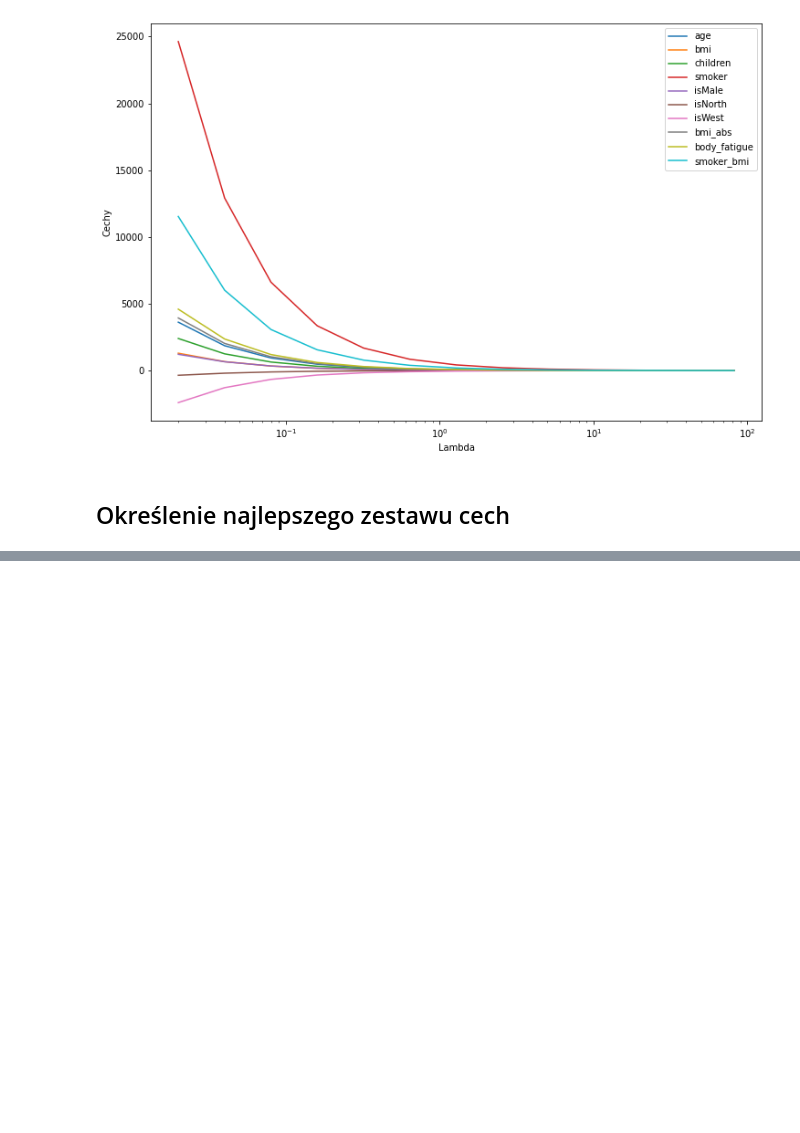
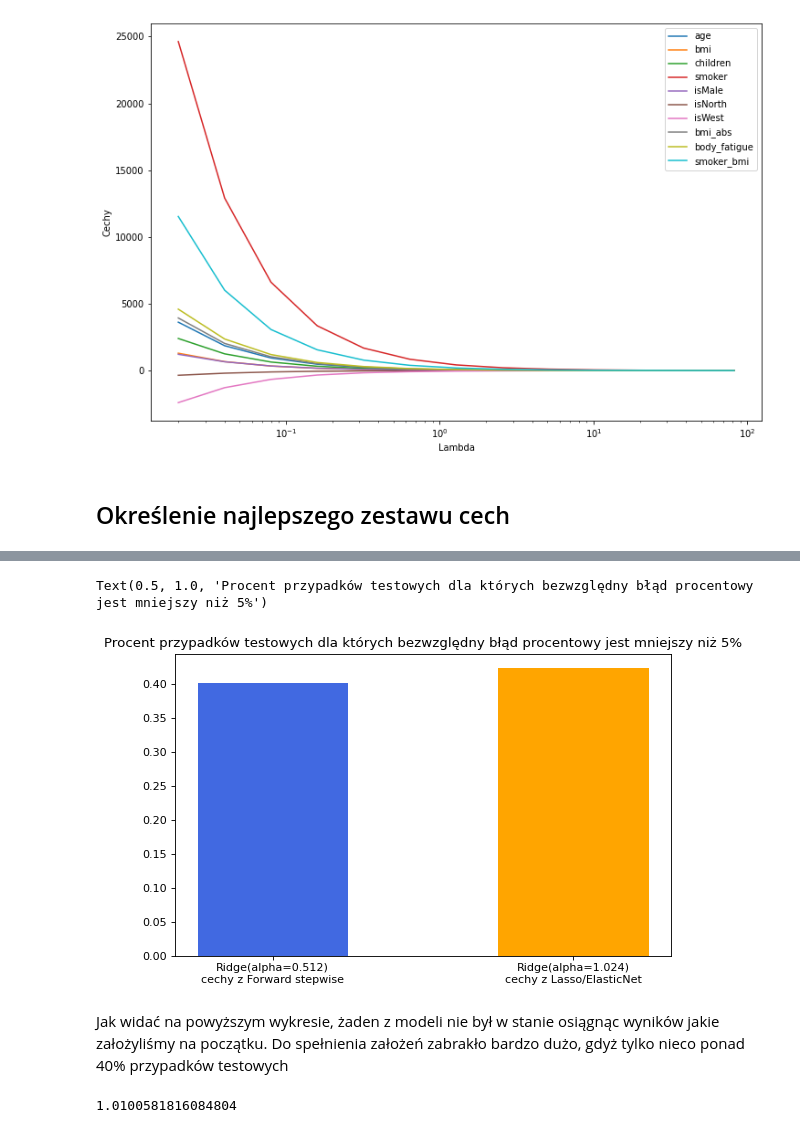
Before and after one commit to j-krolik/ZMUM-team, a Jupyter notebook: ZMUM - Projekt zespołowy.ipynb, the cells around one changed output, grey strips where cells are left out. Saved outputs shown, nothing was run; the diff lists cells and outputs as text; code cells hidden in the pictures; blank space fills up the shorter version.

```diff
--- a/ZMUM - Projekt zespołowy.ipynb
+++ b/ZMUM - Projekt zespołowy.ipynb
@@ -681,0 +961,14 @@ Index(['smoker', 'bmi_abs', 'body_fatigue', 'smoker_bmi'], dtype='object')
+# %%
+plt.figure(figsize=(8,5), dpi= 80)
+plt.bar(x, plots_data['ape_below_5'], 0.5, color=['royalblue', 'orange'])
+plt.xticks(x, plots_data['labels'])
+plt.title("Procent przypadków testowych dla których bezwzględny błąd procentowy jest mniejszy niż 5%")
+# %% [output]
+Text(0.5, 1.0, 'Procent przypadków testowych dla których bezwzględny błąd procentowy jest mniejszy niż 5%')
+[figure, added]
+# %% [markdown]
+Jak widać na powyższym wykresie, żaden z modeli nie był w stanie osiągnąc wyników jakie założyliśmy na początku. Do spełnienia założeń zabrakło bardzo dużo, gdyż tylko nieco ponad 40% przypadków testowych
+# %%
+plots_data['sse'][0] / plots_data['sse'][1]
+# %% [output]
+1.0100581816084804
```
Also changed, not shown: parts of 43 cells of this notebook.
